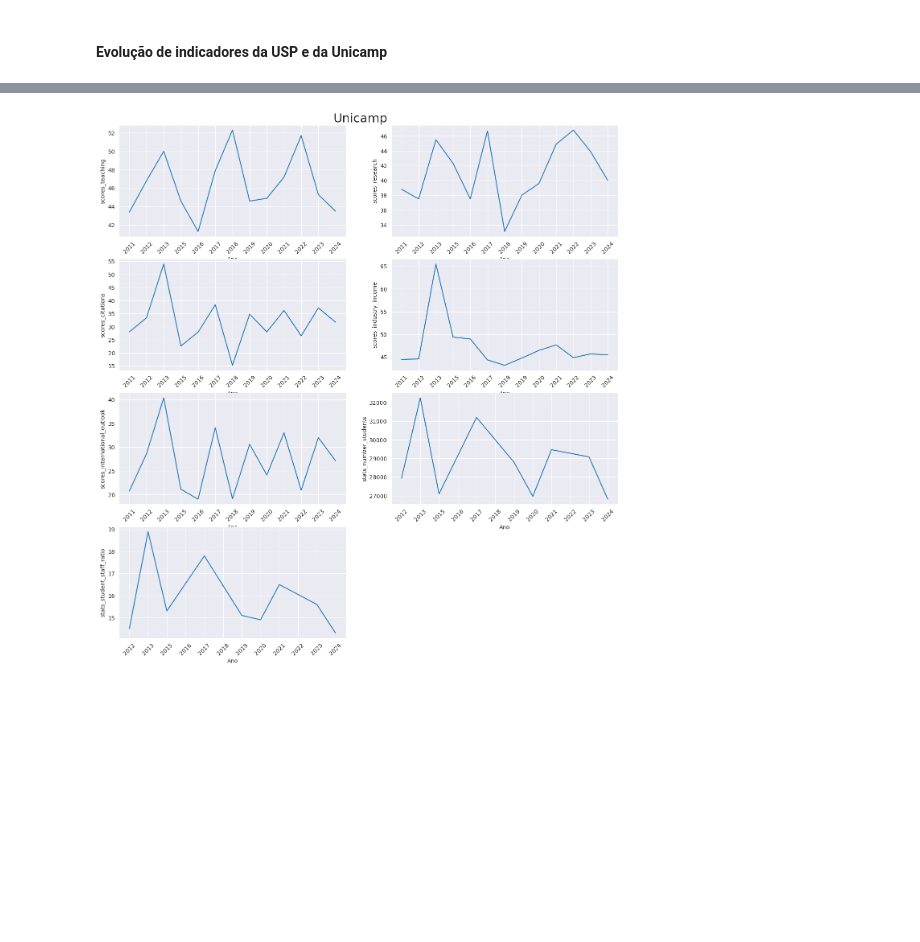
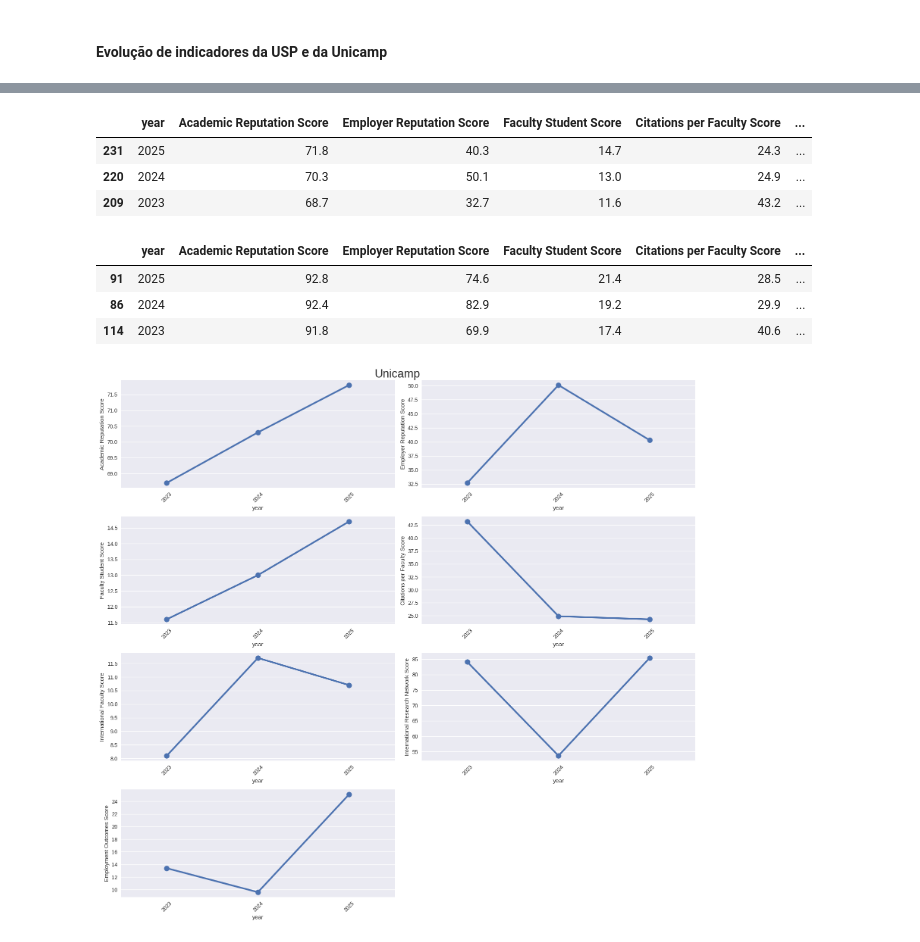
Before and after one commit to RodolfoPCruz/education_analysis, a Jupyter notebook: QS Ranking/QS Ranking.ipynb, the cells around one changed output, grey strips where cells are left out. Saved outputs shown, nothing was run; the diff lists cells and outputs as text; code cells hidden in the pictures; blank space fills up the shorter version.

Commit message:
feat: Analise das universidades brasileiras

```diff
--- a/QS Ranking/QS Ranking.ipynb
+++ b/QS Ranking/QS Ranking.ipynb
@@ -1349,0 +1319,8 @@ usp
+# %%
+#Indicadores que serão analisados
+
+#o overall score será analisado separadamente porque os dados para esse indicador estão presentes em todos os rankings
+#os indicadores na lista estão disponíveis somente para os rankings de 2023,2024 e 2025
+indicadores=['Academic Reputation Score','Employer Reputation Score','Faculty Student Score',
+            'Citations per Faculty Score','International Faculty Score','International Research Network Score',
+            'Employment Outcomes Score']
@@ -1350,22 +1372,41 @@ usp
+# %%
+#criação de um dataframe com os dados da Unicamp para os indicadores selecionados para os anos de 2023,2024 e 2025
+unicamp= df_qs_2023_2025.loc[df_qs_2023_2025['Institution Name']=='Universidade Estadual de Campinas (Unicamp)',['year']+indicadores]
+unicamp
+# %% [output]
+|  | year | Academic Reputation Score | Employer Reputation Score | Faculty Student Score | Citations per Faculty Score | ... |
+| 231 | 2025 | 71.8 | 40.3 | 14.7 | 24.3 | ... |
+| 220 | 2024 | 70.3 | 50.1 | 13.0 | 24.9 | ... |
+| 209 | 2023 | 68.7 | 32.7 | 11.6 | 43.2 | ... |
+# %%
+#criação de um dataframe com os dados da USP para os indicadores selecionados para os anos de 2023,2024 e 2025
+usp= df_qs_2023_2025.loc[df_qs_2023_2025['Institution Name']=='Universidade de São Paulo',['year']+indicadores]
+usp
+# %% [output]
+|  | year | Academic Reputation Score | Employer Reputation Score | Faculty Student Score | Citations per Faculty Score | ... |
+| 91 | 2025 | 92.8 | 74.6 | 21.4 | 28.5 | ... |
+| 86 | 2024 | 92.4 | 82.9 | 19.2 | 29.9 | ... |
+| 114 | 2023 | 91.8 | 69.9 | 17.4 | 40.6 | ... |
 # %%
 ncols=2
 nrows=4
 index_indicador=0
 fig,axs=plt.subplots(ncols=ncols,sharex=False,nrows=nrows,figsize=(16,15))
 fig.suptitle('Unicamp', fontsize=22) #adiciona um título geral para os subplots
 plt.subplots_adjust(top=0.96) #controla a distância entre o título geral dos subplots e os primeiros gráficos
 
 for row in range(nrows):
     for col in range(ncols):
         if row==3 and col==1:
             break
-        sns.lineplot(data=unicamp,x='Ano',y=indicadores[index_indicador],ax=axs[row,col])
+        sns.pointplot(data=unicamp,x='year',y=indicadores[index_indicador],ax=axs[row,col])
         axs[row,col].tick_params('x', labelrotation=45)
         index_indicador+=1
 fig.delaxes(axs[row][col])
+fig.tight_layout()
 #axs[3,0].tick_params('x', labelrotation=45)
 # %% [output]
-[figure, old version]
+[figure, new version]
 # %%
 ncols=2
 nrows=4
```
Also changed, not shown: parts of 30 cells of this notebook.
